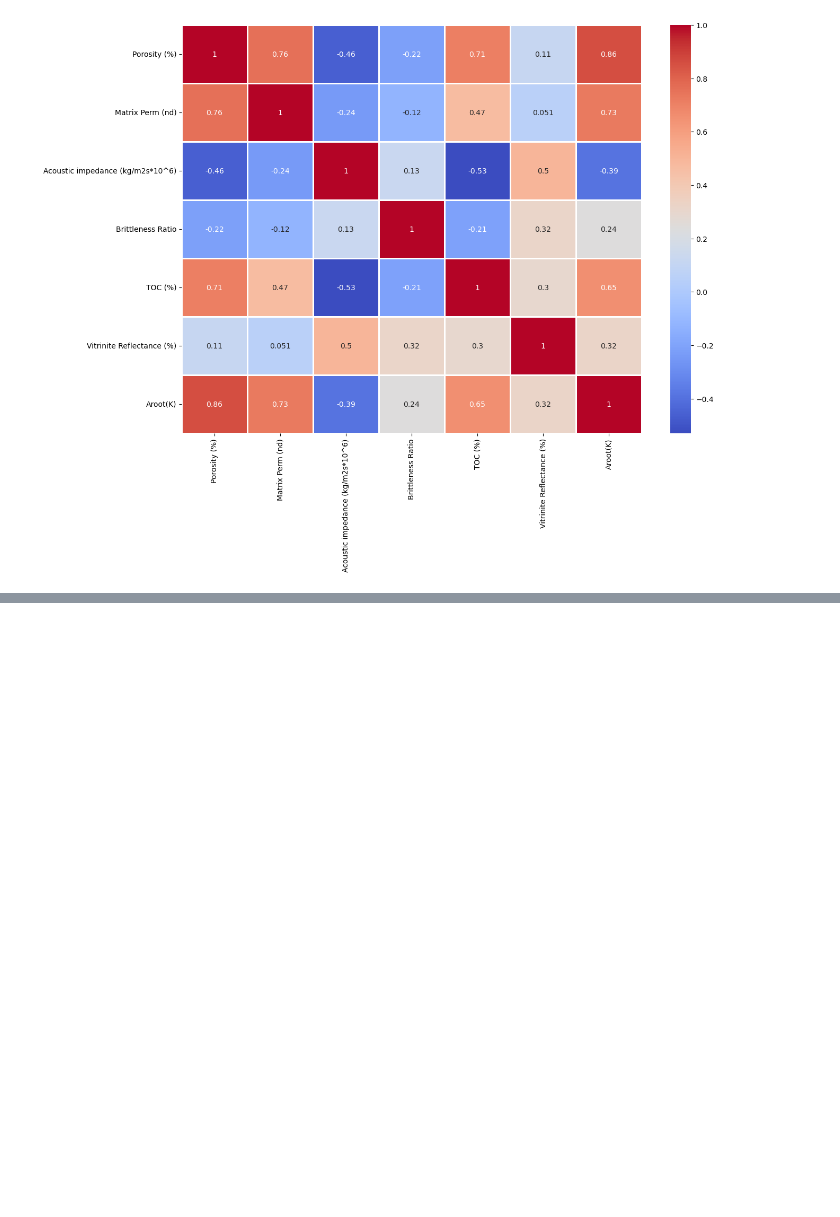
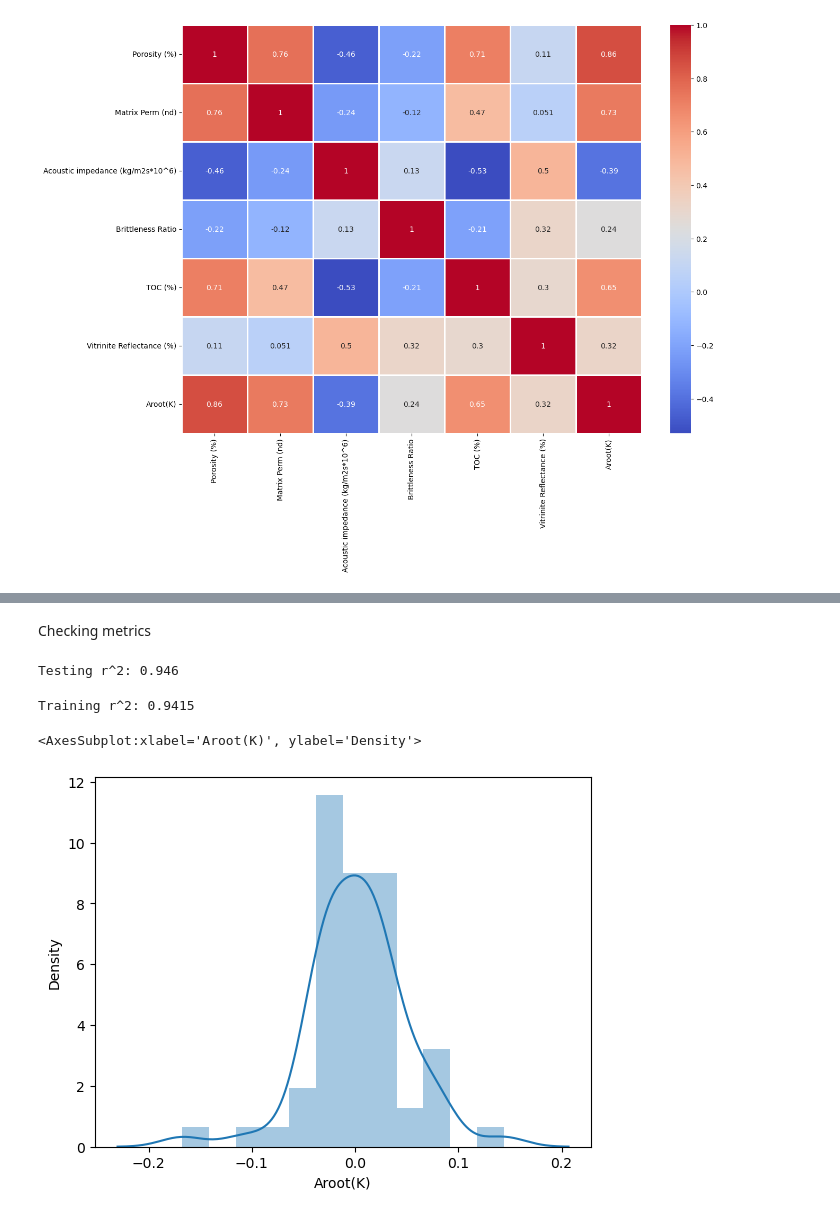
Before and after one commit to SethDwumah/Petroleum_DS-ML, a Jupyter notebook: Multi-Linear Regression --Geologic dataset.ipynb, the cells around one changed output, grey strips where cells are left out. Saved outputs shown, nothing was run; the diff lists cells and outputs as text; code cells hidden in the pictures; blank space fills up the shorter version.

```diff
--- a/Multi-Linear Regression --Geologic dataset.ipynb
+++ b/Multi-Linear Regression --Geologic dataset.ipynb
@@ -94,0 +206,2 @@ sns.heatmap(data.corr(), lw=2, annot=True, cmap='coolwarm')
+# %% [markdown]
+Checking metrics
@@ -94,0 +210,16 @@ sns.heatmap(data.corr(), lw=2, annot=True, cmap='coolwarm')
+# %%
+test_set_r2 = r2_score(y_test,y_pred)
+print('Testing r^2:',round(test_set_r2,4))
+# %% [output]
+Testing r^2: 0.946
+# %%
+train_set_r2 = r2_score(prediction,y_train)
+print('Training r^2:',round(train_set_r2,4))
+# %% [output]
+Training r^2: 0.9415
+# %%
+plt.style.use('default')
+sns.distplot((y_test-y_pred))
+# %% [output]
+<AxesSubplot:xlabel='Aroot(K)', ylabel='Density'>
+[figure, added]
```
Also changed, not shown: parts of 28 cells of this notebook.
